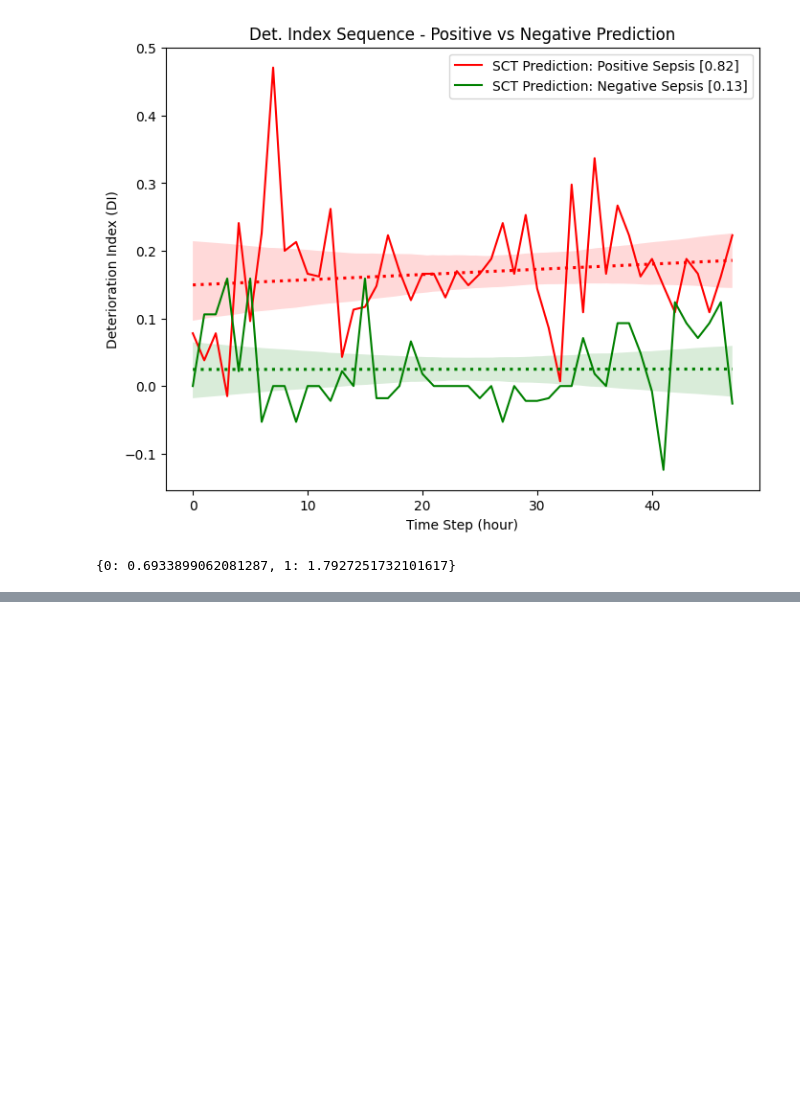
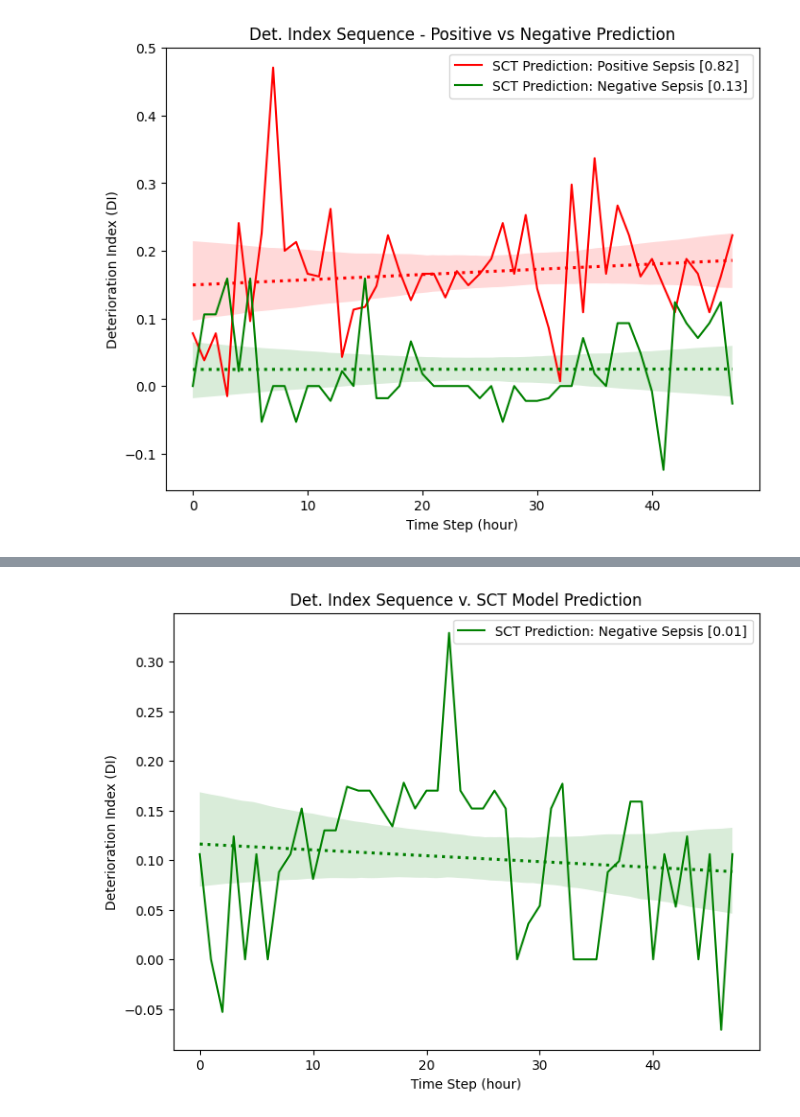
Before and after one commit to t4ai/early-sepsis-prediction, a Jupyter notebook: 6.0 - Test Model Predictions.ipynb, the cells around one changed output, grey strips where cells are left out. Cells and saved outputs as stored; diff of their text form; code cells hidden in the pictures; blank space fills up the shorter version.

Commit message:
Ran some sample predictions and visualizations

```diff
--- a/6.0 - Test Model Predictions.ipynb
+++ b/6.0 - Test Model Predictions.ipynb
@@ -57,20 +58,31 @@ def predict_and_get_di_sequence(model, X):
   di_sequence = X[0, :, -3]
   return di_sequence, y_pred[0]
 
-# helper function to plot DI
-def plot_di_sequence(di_sequence, title):
-  sns.lineplot(x=np.arange(len(di_sequence)), y=di_sequence)
+# helper function to plot DI v. Model Prediction for Single Patient
+def plot_di_sequence(di_sequence, pred, title):
+  fig, ax = plt.subplots(figsize=(8, 6))
+  if(pred[0] > 0.5):
+    plot_label = "SCT Prediction: Positive Sepsis [" + str(np.round(pred[0], 2)) + "]"
+    plot_color = "red"
+  else:
+    plot_label = "SCT Prediction: Negative Sepsis [" + str(np.round(pred[0], 2)) + "]"
+    plot_color = "green"
+
+  sns.lineplot(x=np.arange(len(di_sequence)), y=di_sequence, color=plot_color, label=plot_label)
+  sns.regplot(x=np.arange(len(di_sequence)), y=di_sequence, color=plot_color, line_kws={'linestyle': ':'}, scatter=False)
+  ax.legend()
   plt.title(title)
+  plt.xlabel("Time Step (hour)")
+  plt.ylabel("Deterioration Index (DI)")
   plt.show()
 
-# helper function to plot DI
+# helper function to plot DI v. Model Prediction for a Positive and a Negative patient
 def plot_di_positive_negative_sequences(positive_sequence, negative_sequence, positive_pred, negative_pred, title):
   fig, ax = plt.subplots(figsize=(8, 6))
   positive_label = "SCT Prediction: Positive Sepsis [" + str(np.round(positive_pred[0], 2)) + "]"
   negative_label = "SCT Prediction: Negative Sepsis [" + str(np.round(negative_pred[0], 2)) + "]"
   sns.lineplot(x=np.arange(len(positive_sequence)), y=positive_sequence, color='red', label=positive_label)
   sns.regplot(x=np.arange(len(positive_sequence)), y=positive_sequence, color='red', line_kws={'linestyle': ':'}, scatter=False)
-  #ax.text(np.arange(len(positive_sequence))[-1], positive_sequence[-1], "hello")
   sns.lineplot(x=np.arange(len(negative_sequence)), y=negative_sequence, color='green', label=negative_label)
   sns.regplot(x=np.arange(len(negative_sequence)), y=negative_sequence, color='green', line_kws={'linestyle': ':'}, scatter=False)
   ax.legend()
@@ -78,6 +90,13 @@ def plot_di_positive_negative_sequences(positive_sequence, negative_sequence, po
   plt.xlabel("Time Step (hour)")
   plt.ylabel("Deterioration Index (DI)")
   plt.show()
+
+# helper function to randomly select patient and visualize DI v. SCT Prediction
+def visualize_random_patient():
+  rand_idx = random.randint(0, len(X_test))
+  sample_patient = X_test[rand_idx:rand_idx+1]
+  sample_di, sample_pred = predict_and_get_di_sequence(best_model_sct, sample_patient)
+  plot_di_sequence(sample_di, sample_pred, "Det. Index Sequence v. SCT Model Prediction")
 # %%
 # get positive prediction example
 sample_patient_pos = X_test[10:11]
@@ -102,13 +117,4 @@ y_val = y_val.reshape(-1,1)
-# %%
-# global default parameters
-NUM_EPOCHS = 500
-BATCH_SIZE = 64
-LEARNING_RATE = 1e-4
-input_shape = X_train.shape[1:]
-
-# calculate class weights to handle class imbalance
-class_weights = class_weight.compute_class_weight(class_weight='balanced', classes=np.unique(y_train), y=y_train.reshape(-1,))
-class_weights = dict(enumerate(class_weights))
-class_weights
-# %% [output]
-{0: 0.6933899062081287, 1: 1.7927251732101617}
+# %%
+# test some individual preds
+visualize_random_patient()
+# %% [output]
@@ -114,0 +122 @@ class_weights
+[figure, added]
```
Also changed, not shown: parts of 7 cells of this notebook.
